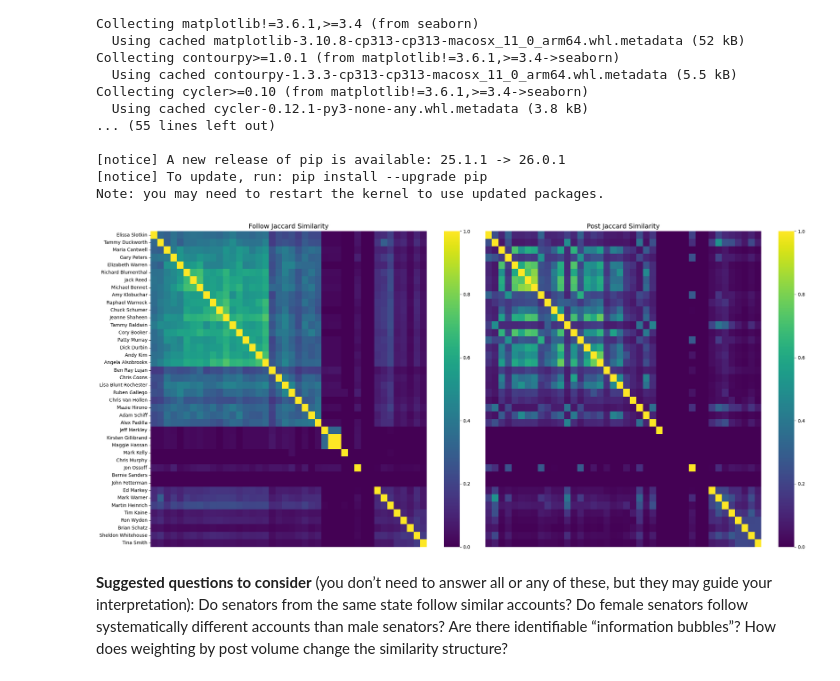
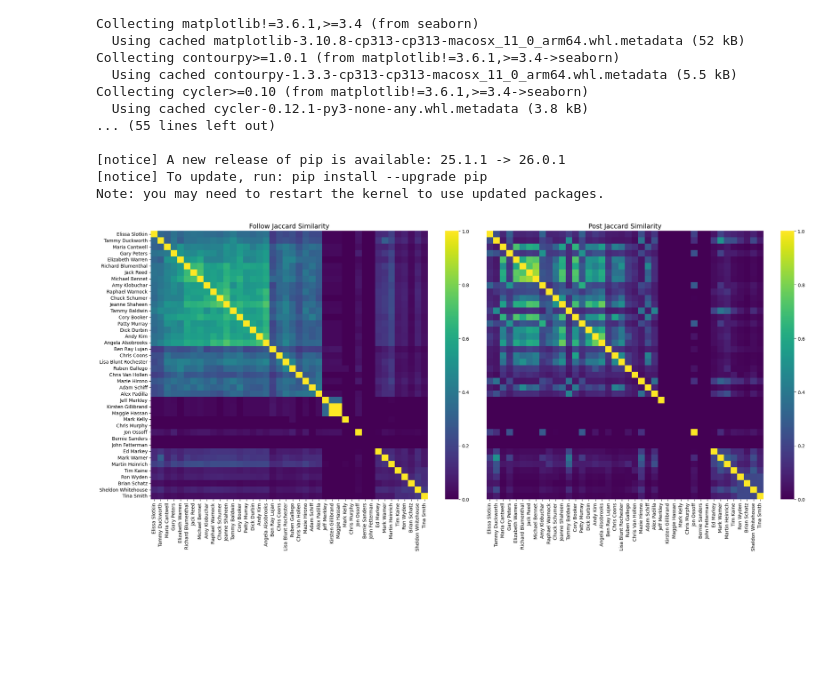
Before and after one commit to abrandontran/5350-Social-Algorithms, a Jupyter notebook: Assignment 2/part1.ipynb, the cells around one changed output. Saved outputs shown, nothing was run; the diff lists cells and outputs as text; code cells hidden in the pictures; blank space fills up the shorter version.

Commit message:
plot changes

```diff
--- a/Assignment 2/part1.ipynb
+++ b/Assignment 2/part1.ipynb
@@ -745,35 +745,33 @@ df_post_sorted = df_post_jaccard.loc[sorted_labels, sorted_labels]
 # %%
 # ============================================================================
 # 1. Create two heatmaps: one for follow Jaccard similarity, one for post
 #    Jaccard similarity.
 # ============================================================================
 
 # Initialize a figure that will contain the two heatmaps
 fig, (ax1, ax2) = plt.subplots(1, 2, figsize=(22, 10))
 
 # Create the heatmap for follow Jaccard similarity
 sns.heatmap(
     df_follow_sorted,
     ax=ax1,
     cmap='viridis',
-    xticklabels=False,
+    xticklabels=True,
     yticklabels=True
 )
 ax1.set_title('Follow Jaccard Similarity', fontsize=14)
 
 # Create the heatmap for post Jaccard similarity
 sns.heatmap(
     df_post_sorted,
     ax=ax2,
     cmap='viridis',
-    xticklabels=False,
+    xticklabels=True,
     yticklabels=False
 )
 ax2.set_title('Post Jaccard Similarity', fontsize=14)
 
 plt.tight_layout()
 plt.show()
 # %% [output]
-[figure, old version]
+[figure, new version]
-# %% [markdown]
-**Suggested questions to consider** (you don’t need to answer all or any of these, but they may guide your interpretation): Do senators from the same state follow similar accounts? Do female senators follow systematically different accounts than male senators? Are there identifiable “information bubbles”? How does weighting by post volume change the similarity structure?
```
